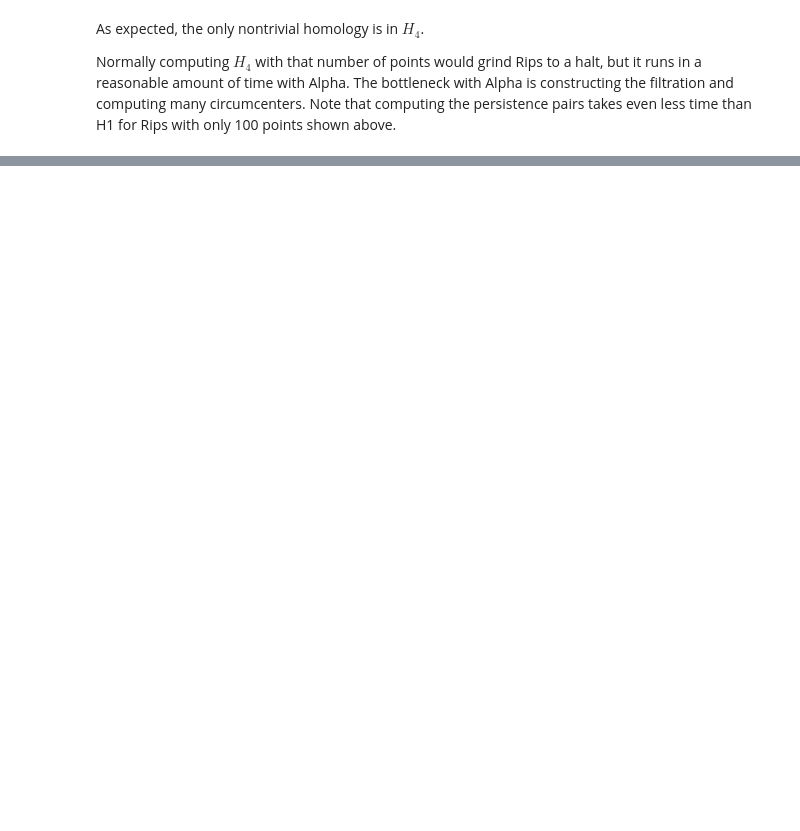
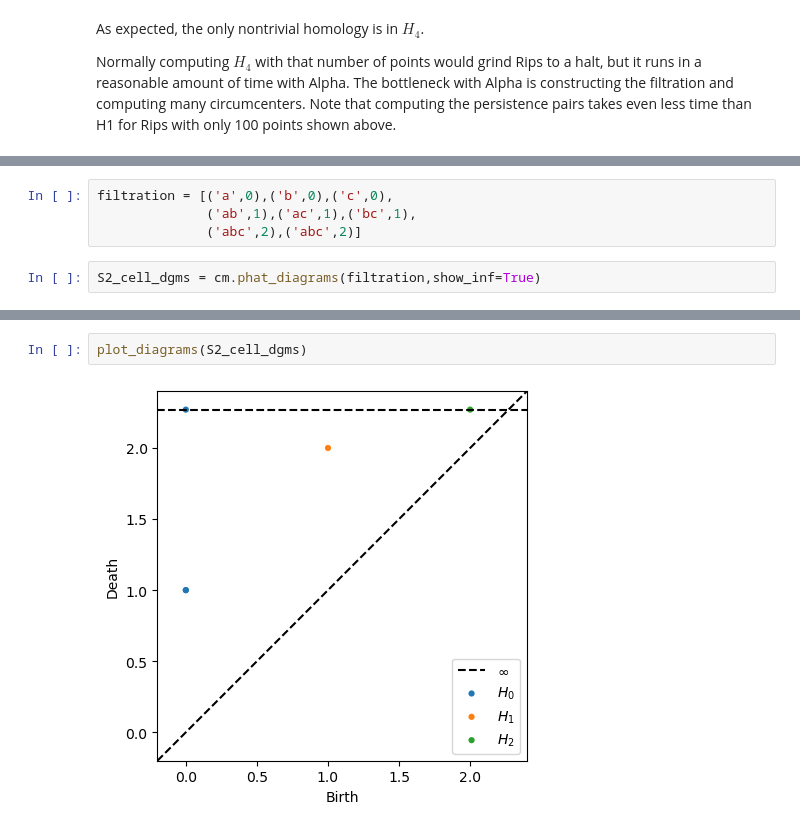
Before and after one commit to scikit-tda/cechmate, a Jupyter notebook: docs/notebooks/BasicUsage.ipynb, the cells around one changed output, grey strips where cells are left out. Drawn from its saved outputs; the diff is of its cells as text; blank space fills up the shorter version.

```diff
--- a/docs/notebooks/BasicUsage.ipynb
+++ b/docs/notebooks/BasicUsage.ipynb
@@ -143,0 +227,6 @@ H1:
+# %%
+filtration = [('a',0),('b',0),('c',0),
+              ('ab',1),('ac',1),('bc',1),
+              ('abc',2),('abc',2)]
+# %%
+S2_cell_dgms = cm.phat_diagrams(filtration,show_inf=True)
@@ -143,0 +238,4 @@ H1:
+# %%
+plot_diagrams(S2_cell_dgms)
+# %% [output]
+[figure, added]
```
Also changed, not shown: parts of 23 cells of this notebook.
